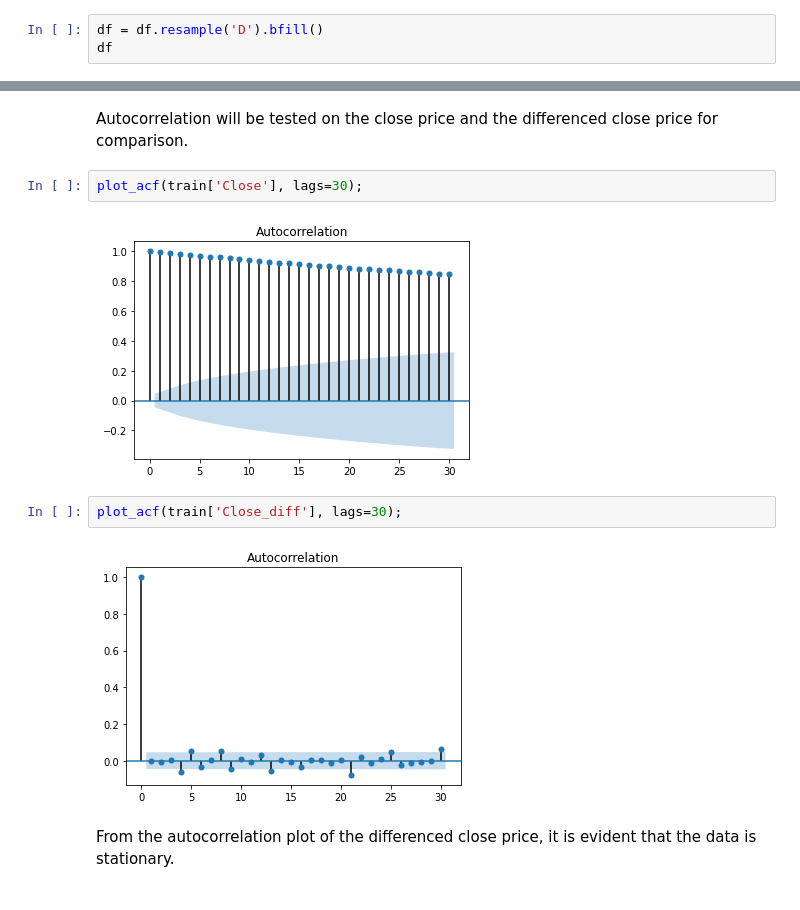
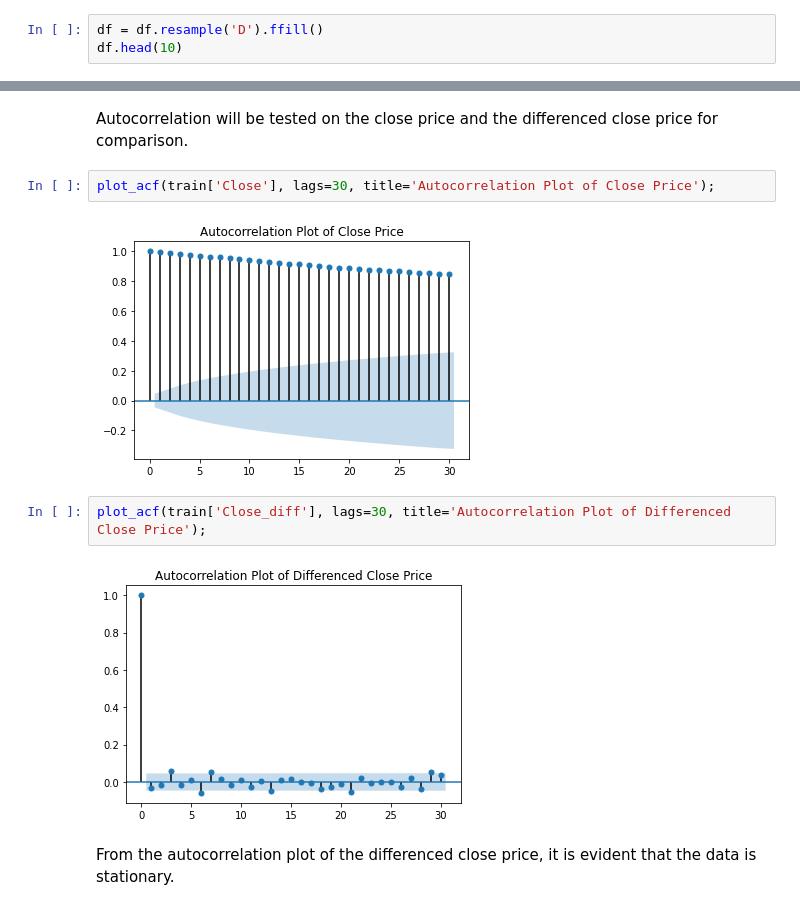
Before and after one commit to melaniaczobit/Predicting-AstraZeneca-Stock-Movement, a Jupyter notebook: AstraZeneca_Stock_Prices.ipynb, the cells around one changed output, grey strips where cells are left out. Saved outputs shown, nothing was run; the diff lists cells and outputs as text.

```diff
--- a/AstraZeneca_Stock_Prices.ipynb
+++ b/AstraZeneca_Stock_Prices.ipynb
@@ -71,6 +51,6 @@ The dataset is missing a few days - weekends and holidays are not in the dataset
 # %%
-df = df.resample('D').bfill()
-df
+df = df.resample('D').ffill()
+df.head(10)
 # %% [output]
 |  | Open | High | Low | Close | Adj Close | Volume |
 | Date |  |  |  |  |  |  |
@@ -337,13 +294,13 @@ from statsmodels.graphics.tsaplots import plot_acf
 # %% [markdown]
 Autocorrelation will be tested on the close price and the differenced close price for comparison.
 # %%
-plot_acf(train['Close'], lags=30);
+plot_acf(train['Close'], lags=30, title='Autocorrelation Plot of Close Price');
 # %% [output]
-[figure, old version]
+[figure, new version]
 # %%
-plot_acf(train['Close_diff'], lags=30);
+plot_acf(train['Close_diff'], lags=30, title='Autocorrelation Plot of Differenced Close Price');
 # %% [output]
-[figure, old version]
+[figure, new version]
 # %% [markdown]
 From the autocorrelation plot of the differenced close price, it is evident that the data is stationary.
 # %% [markdown]
```
Also changed, not shown: parts of 36 cells of this notebook.
